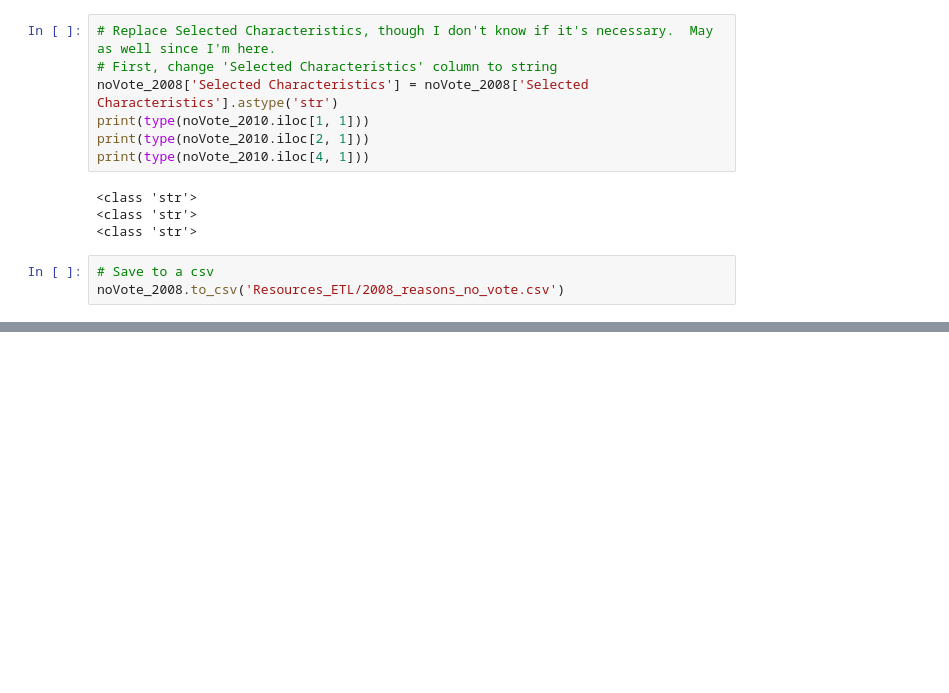
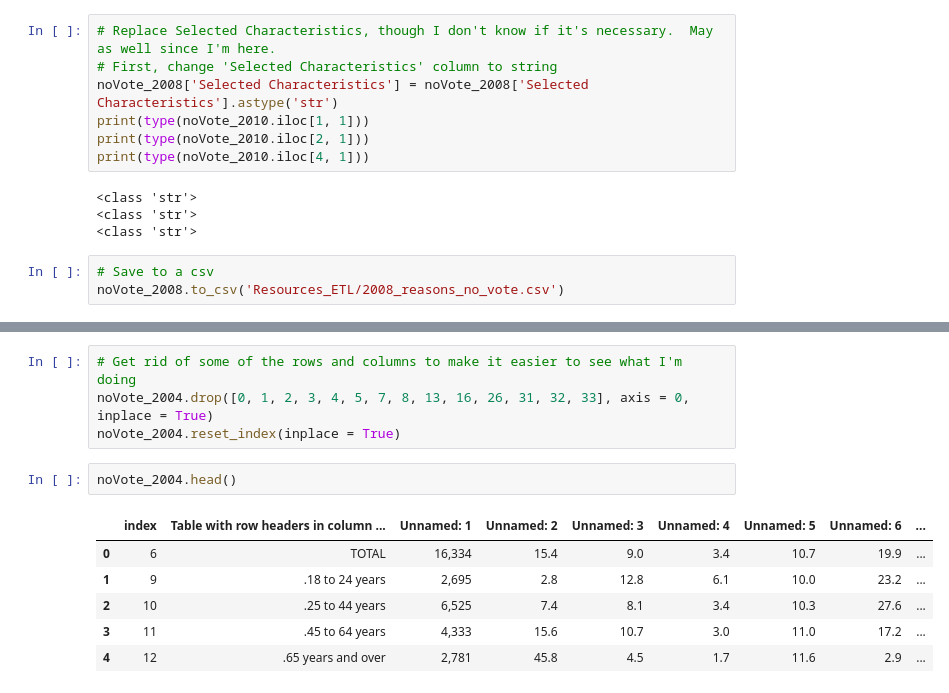
Before and after one commit to VallieTracy/Voter-Registration, a Jupyter notebook: Untitled.ipynb, the cells around one changed output, grey strips where cells are left out. Cells and saved outputs as stored; diff of their text form; blank space fills up the shorter version.

```diff
--- a/Untitled.ipynb
+++ b/Untitled.ipynb
@@ -1024,0 +1062,13 @@ noVote_2008.to_csv('Resources_ETL/2008_reasons_no_vote.csv')
+# %%
+# Get rid of some of the rows and columns to make it easier to see what I'm doing
+noVote_2004.drop([0, 1, 2, 3, 4, 5, 7, 8, 13, 16, 26, 31, 32, 33], axis = 0, inplace = True)
+noVote_2004.reset_index(inplace = True)
+# %%
+noVote_2004.head()
+# %% [output]
+|  | index | Table with row headers in column ... | Unnamed: 1 | Unnamed: 2 | Unnamed: 3 | Unnamed: 4 | Unnamed: 5 | Unnamed: 6 | ... |
+| 0 | 6 | TOTAL | 16,334 | 15.4 | 9.0 | 3.4 | 10.7 | 19.9 | ... |
+| 1 | 9 | .18 to 24 years | 2,695 | 2.8 | 12.8 | 6.1 | 10.0 | 23.2 | ... |
+| 2 | 10 | .25 to 44 years | 6,525 | 7.4 | 8.1 | 3.4 | 10.3 | 27.6 | ... |
+| 3 | 11 | .45 to 64 years | 4,333 | 15.6 | 10.7 | 3.0 | 11.0 | 17.2 | ... |
+| 4 | 12 | .65 years and over | 2,781 | 45.8 | 4.5 | 1.7 | 11.6 | 2.9 | ... |
```
Also changed, not shown: parts of 28 cells of this notebook, 3 other files.
